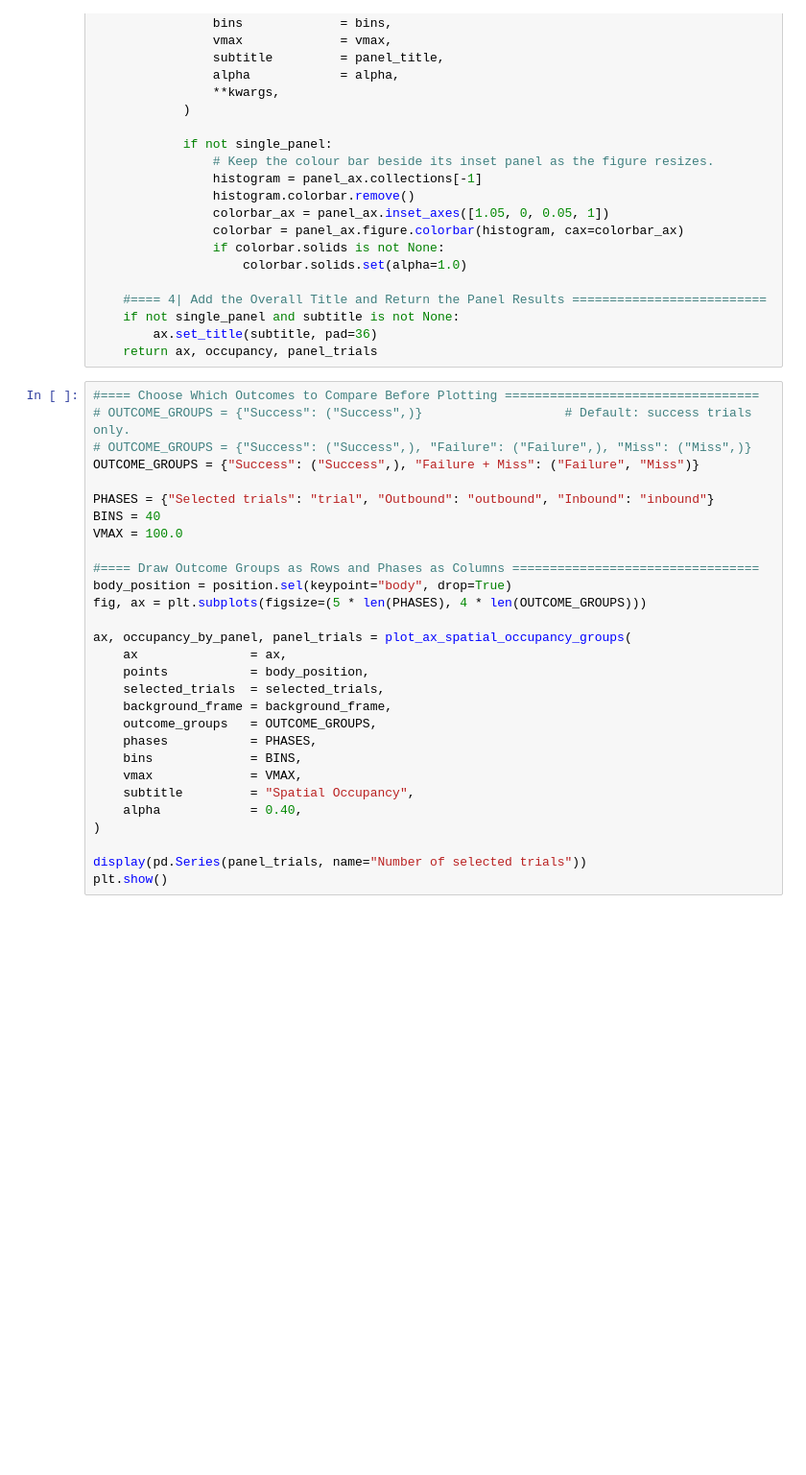
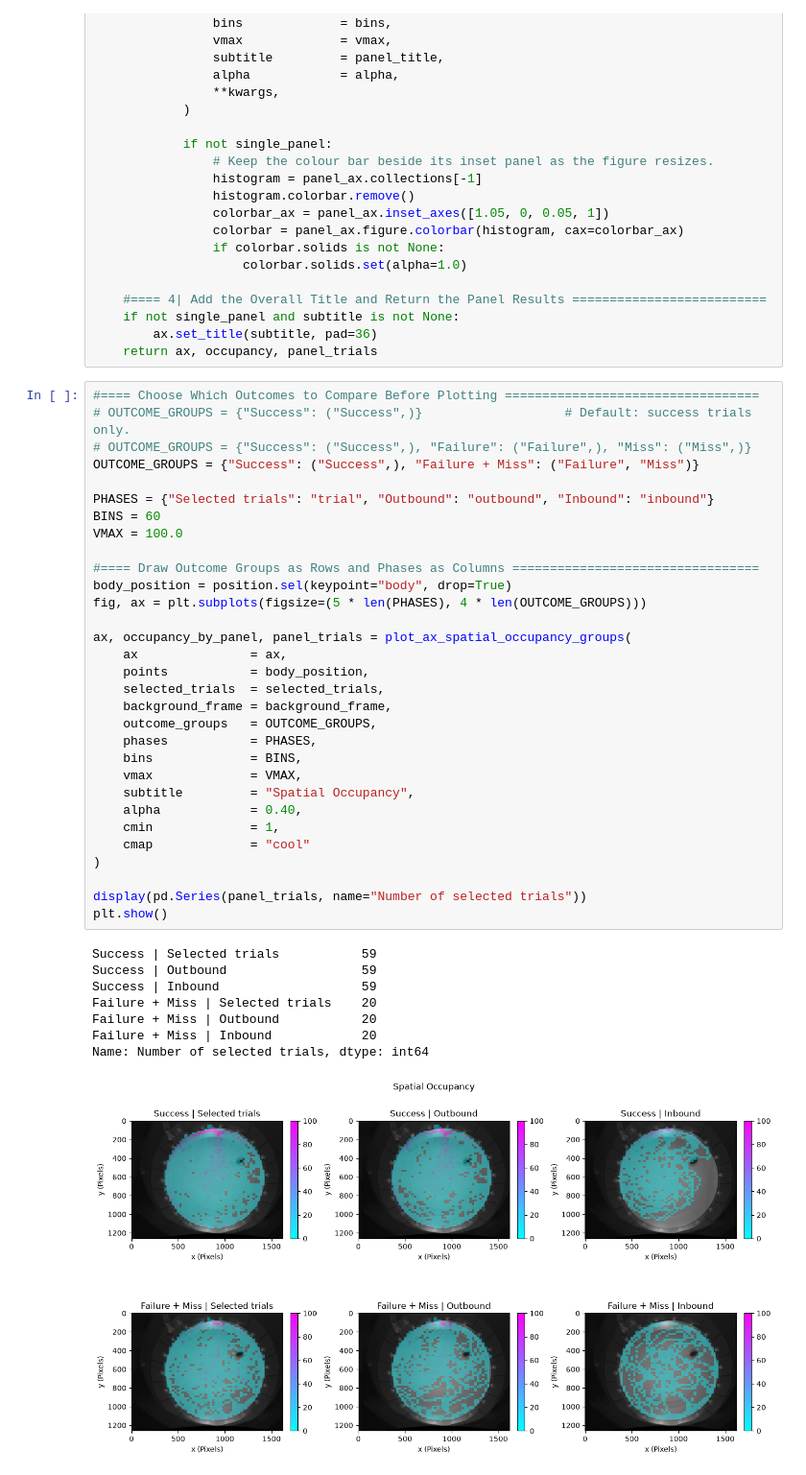
Before and after one commit to Keshavarzi-lab/data-conduit, a Jupyter notebook: src/movement_figures/Figures/Notebooks_v2/Spatial/spatial_occupancy.ipynb, the cells around one changed output. Shown at 96% size. Cells and saved outputs as stored; diff of their text form; blank space fills up the shorter version.

```diff
--- a/src/movement_figures/Figures/Notebooks_v2/Spatial/spatial_occupancy.ipynb
+++ b/src/movement_figures/Figures/Notebooks_v2/Spatial/spatial_occupancy.ipynb
@@ -479,29 +686,40 @@ def plot_ax_spatial_occupancy_groups(
 # %%
 #==== Choose Which Outcomes to Compare Before Plotting ==================================
 # OUTCOME_GROUPS = {"Success": ("Success",)}                   # Default: success trials only.
 # OUTCOME_GROUPS = {"Success": ("Success",), "Failure": ("Failure",), "Miss": ("Miss",)}
 OUTCOME_GROUPS = {"Success": ("Success",), "Failure + Miss": ("Failure", "Miss")}
 
 PHASES = {"Selected trials": "trial", "Outbound": "outbound", "Inbound": "inbound"}
-BINS = 40
+BINS = 60
 VMAX = 100.0
 
 #==== Draw Outcome Groups as Rows and Phases as Columns =================================
 body_position = position.sel(keypoint="body", drop=True)
 fig, ax = plt.subplots(figsize=(5 * len(PHASES), 4 * len(OUTCOME_GROUPS)))
 
 ax, occupancy_by_panel, panel_trials = plot_ax_spatial_occupancy_groups(
     ax               = ax,
     points           = body_position,
     selected_trials  = selected_trials,
     background_frame = background_frame,
     outcome_groups   = OUTCOME_GROUPS,
     phases           = PHASES,
     bins             = BINS,
     vmax             = VMAX,
     subtitle         = "Spatial Occupancy",
     alpha            = 0.40,
+    cmin             = 1,
+    cmap             = "cool"
 )
 
 display(pd.Series(panel_trials, name="Number of selected trials"))
 plt.show()
+# %% [output]
+Success | Selected trials           59
+Success | Outbound                  59
+Success | Inbound                   59
+Failure + Miss | Selected trials    20
+Failure + Miss | Outbound           20
+Failure + Miss | Inbound            20
+Name: Number of selected trials, dtype: int64
+[figure, added]
```
Also changed, not shown: parts of 10 cells of this notebook, 17 other files.
